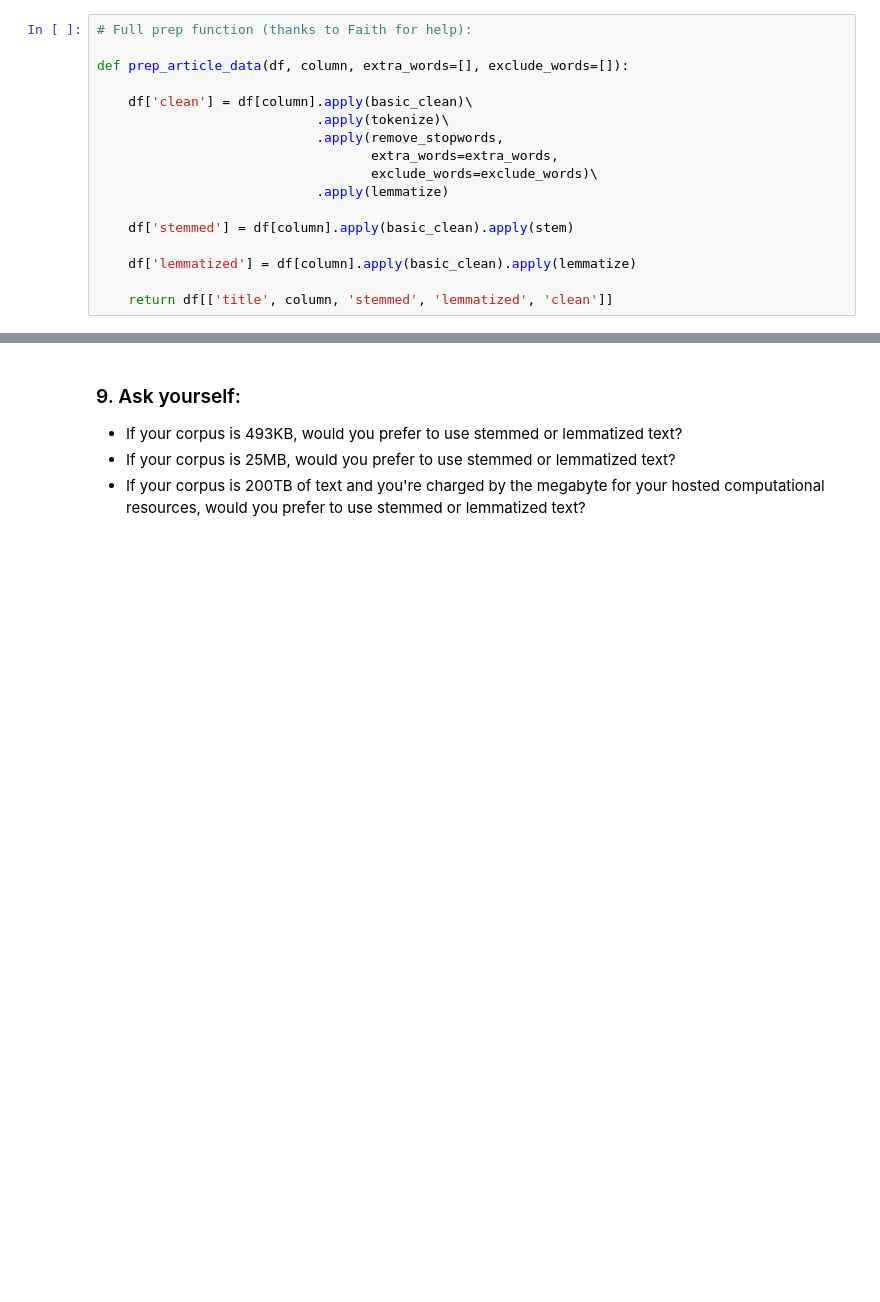
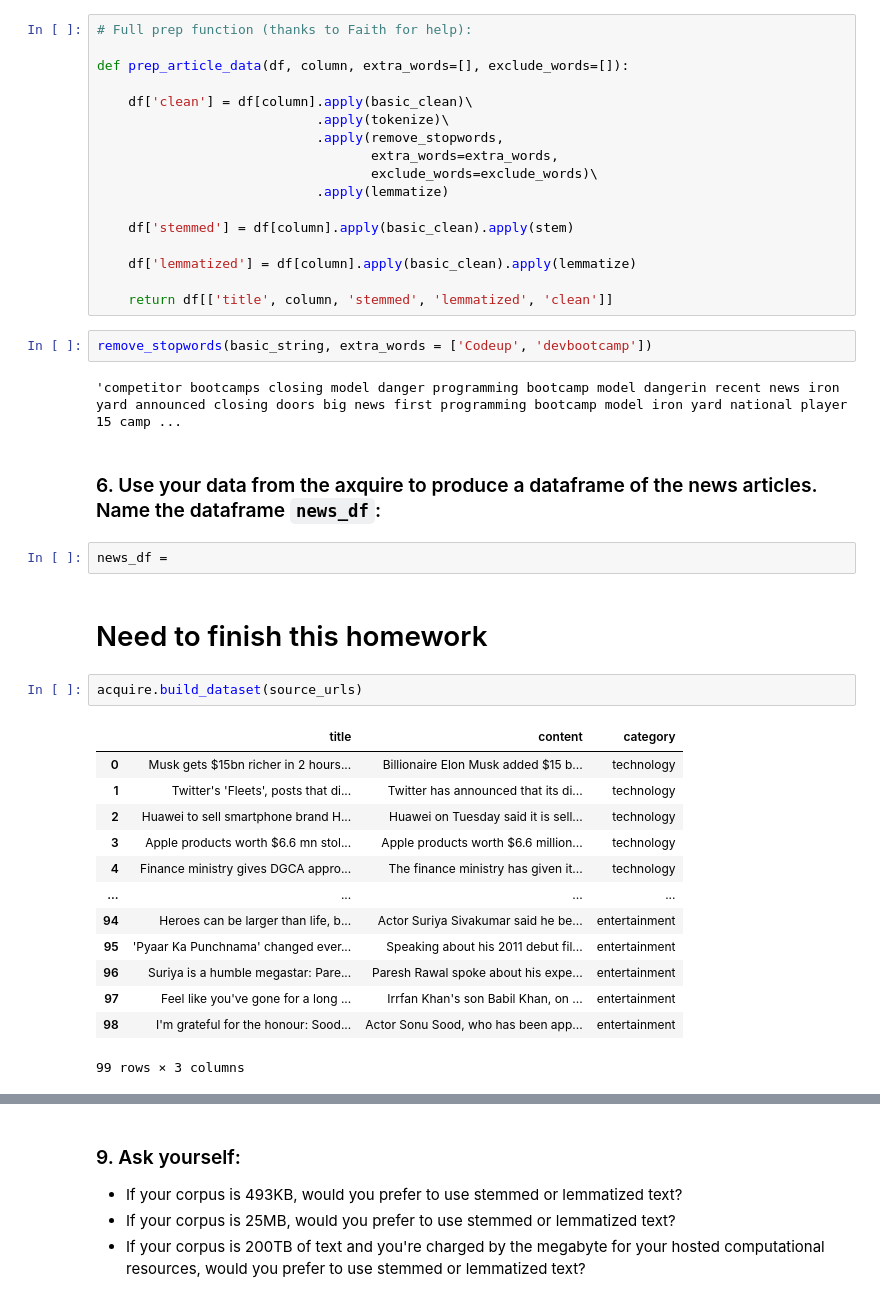
Before and after one commit to lukewbecker/natural-language-processing-exercises, a Jupyter notebook: prepare.ipynb, the cells around one changed output, grey strips where cells are left out. Cells and saved outputs as stored; diff of their text form; blank space fills up the shorter version.

```diff
--- a/prepare.ipynb
+++ b/prepare.ipynb
@@ -307,3 +226,29 @@ def prep_article_data(df, column, extra_words=[], exclude_words=[]):
     df['lemmatized'] = df[column].apply(basic_clean).apply(lemmatize)
 
     return df[['title', column, 'stemmed', 'lemmatized', 'clean']]
+# %%
+remove_stopwords(basic_string, extra_words = ['Codeup', 'devbootcamp'])
+# %% [output]
+'competitor bootcamps closing model danger programming bootcamp model dangerin recent news iron yard announced closing doors big news first programming bootcamp model iron yard national player 15 camp ...
+# %% [markdown]
+### 6. Use your data from the axquire to produce a dataframe of the news articles. Name the dataframe `news_df`:
+# %%
+news_df =
+# %% [markdown]
+# Need to finish this homework
+# %%
+acquire.build_dataset(source_urls)
+# %% [output]
+|  | title | content | category |
+| 0 | Musk gets $15bn richer in 2 hours... | Billionaire Elon Musk added $15 b... | technology |
+| 1 | Twitter's 'Fleets', posts that di... | Twitter has announced that its di... | technology |
+| 2 | Huawei to sell smartphone brand H... | Huawei on Tuesday said it is sell... | technology |
+| 3 | Apple products worth $6.6 mn stol... | Apple products worth $6.6 million... | technology |
+| 4 | Finance ministry gives DGCA appro... | The finance ministry has given it... | technology |
+| ... | ... | ... | ... |
+| 94 | Heroes can be larger than life, b... | Actor Suriya Sivakumar said he be... | entertainment |
+| 95 | 'Pyaar Ka Punchnama' changed ever... | Speaking about his 2011 debut fil... | entertainment |
+| 96 | Suriya is a humble megastar: Pare... | Paresh Rawal spoke about his expe... | entertainment |
+| 97 | Feel like you've gone for a long ... | Irrfan Khan's son Babil Khan, on ... | entertainment |
+| 98 | I'm grateful for the honour: Sood... | Actor Sonu Sood, who has been app... | entertainment |
+99 rows × 3 columns
```
Also changed, not shown: parts of 10 cells of this notebook.
